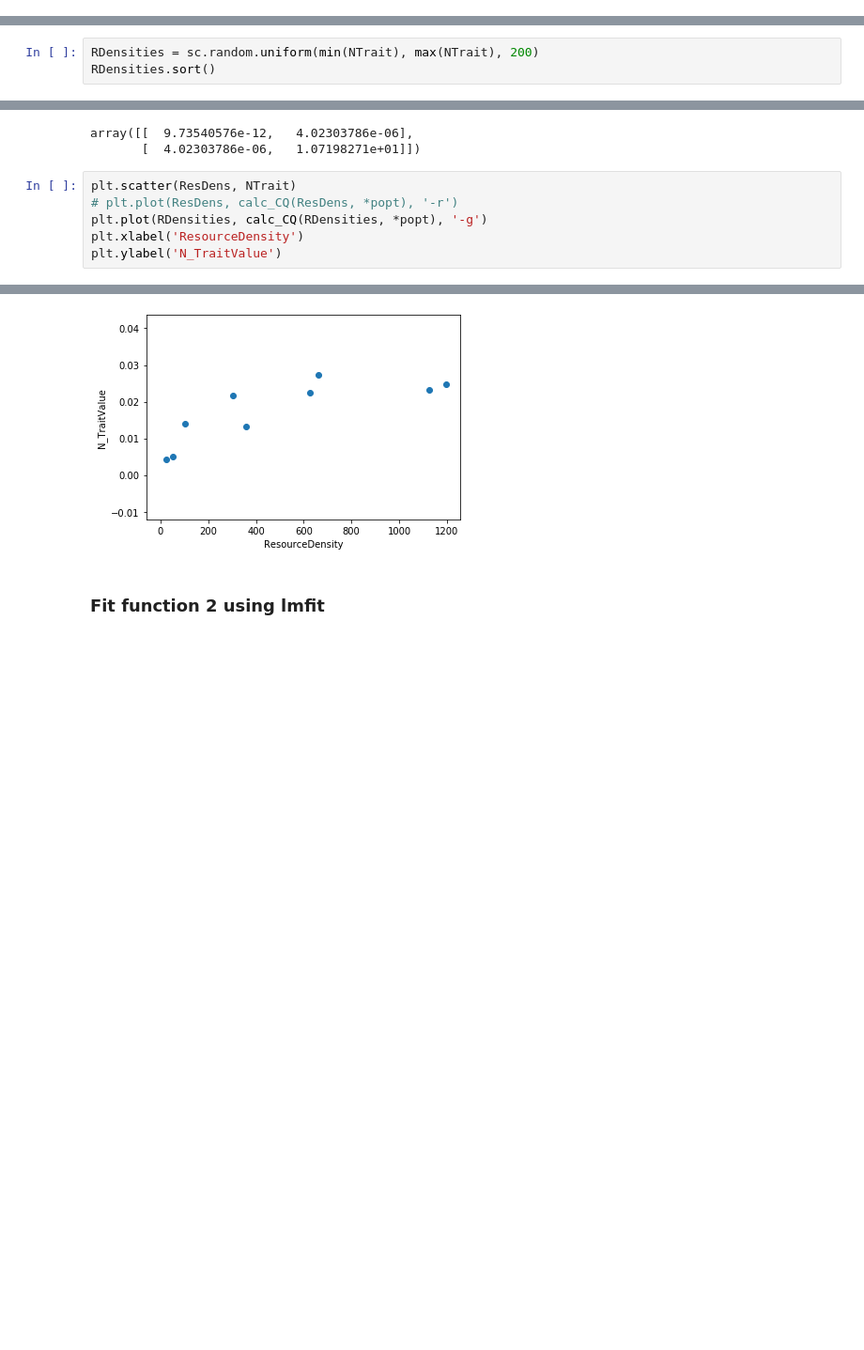
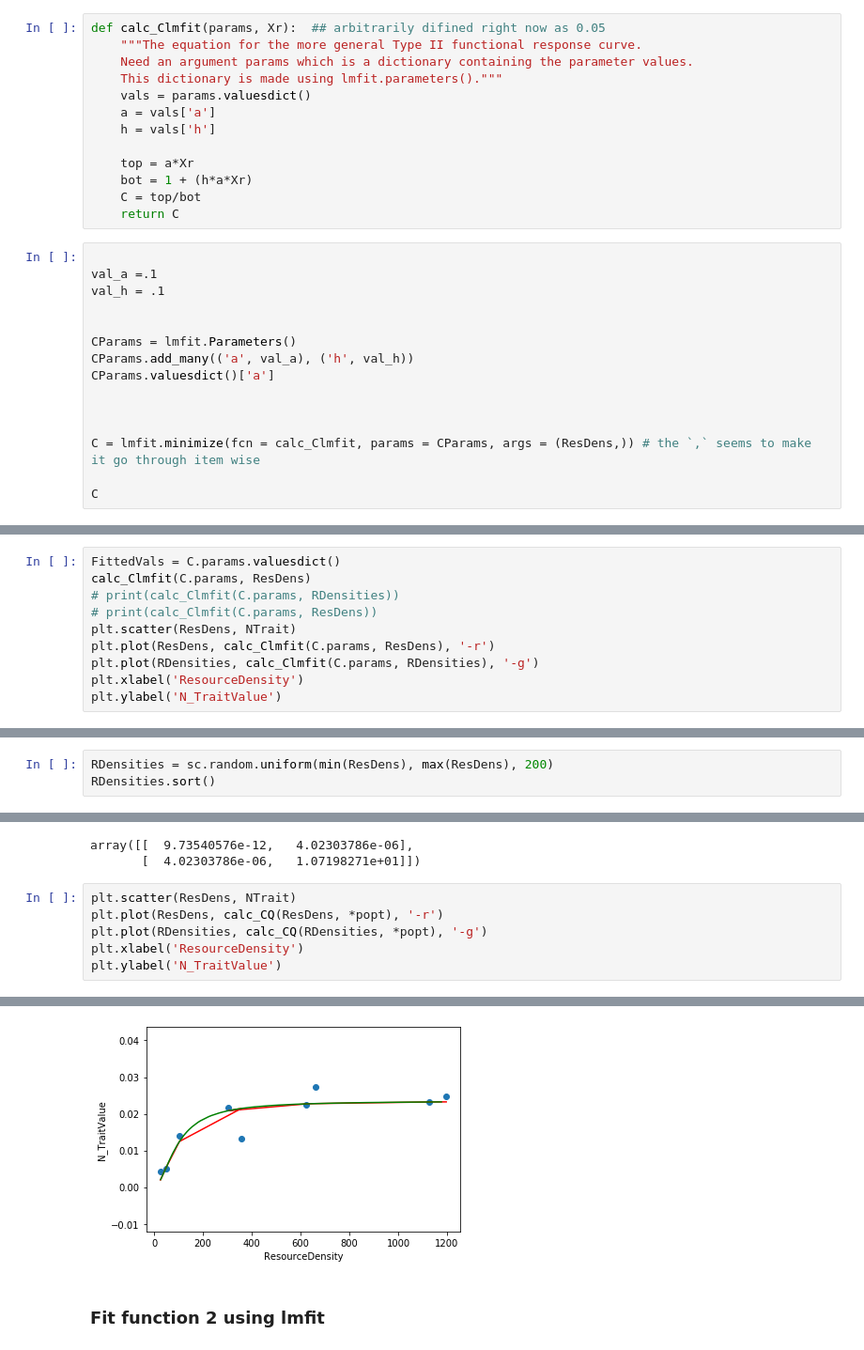
Before and after one commit to Don-Burns/CMEE, a Jupyter notebook: MiniProject/Code/Fitting.ipynb, the cells around one changed output, grey strips where cells are left out. Shown at 94% size. Cells and saved outputs as stored; diff of their text form; blank space fills up the shorter version.

```diff
--- a/MiniProject/Code/Fitting.ipynb
+++ b/MiniProject/Code/Fitting.ipynb
@@ -75,0 +84,28 @@ Text(0, 0.5, 'N_TraitValue')
+# %%
+def calc_Clmfit(params, Xr):  ## arbitrarily difined right now as 0.05
+    """The equation for the more general Type II functional response curve.
+    Need an argument params which is a dictionary containing the parameter values.
+    This dictionary is made using lmfit.parameters()."""
+    vals = params.valuesdict()
+    a = vals['a']
+    h = vals['h']
+
+    top = a*Xr
+    bot = 1 + (h*a*Xr)
+    C = top/bot
+    return C
+# %%
+
+val_a =.1
+val_h = .1
+
+
+CParams = lmfit.Parameters()
+CParams.add_many(('a', val_a), ('h', val_h))
+CParams.valuesdict()['a']
+
+
+
+C = lmfit.minimize(fcn = calc_Clmfit, params = CParams, args = (ResDens,)) # the `,` seems to make it go through item wise
+
+C
@@ -75,0 +126,10 @@ Text(0, 0.5, 'N_TraitValue')
+# %%
+FittedVals = C.params.valuesdict()
+calc_Clmfit(C.params, ResDens)
+# print(calc_Clmfit(C.params, RDensities))
+# print(calc_Clmfit(C.params, ResDens))
+plt.scatter(ResDens, NTrait)
+plt.plot(ResDens, calc_Clmfit(C.params, ResDens), '-r')
+plt.plot(RDensities, calc_Clmfit(C.params, RDensities), '-g')
+plt.xlabel('ResourceDensity')
+plt.ylabel('N_TraitValue')
@@ -98,7 +199,7 @@ popt
 # %% [output]
 array([  6.23968576e-06,   4.25476355e+01])
 # %%
-RDensities = sc.random.uniform(min(NTrait), max(NTrait), 200)
+RDensities = sc.random.uniform(min(ResDens), max(ResDens), 200)
 RDensities.sort()
 # %%
 pcov
@@ -107,13 +208,13 @@ array([[  9.73540576e-12,   4.02303786e-06],
        [  4.02303786e-06,   1.07198271e+01]])
 # %%
 plt.scatter(ResDens, NTrait)
-# plt.plot(ResDens, calc_CQ(ResDens, *popt), '-r')
+plt.plot(ResDens, calc_CQ(ResDens, *popt), '-r')
 plt.plot(RDensities, calc_CQ(RDensities, *popt), '-g')
 plt.xlabel('ResourceDensity')
 plt.ylabel('N_TraitValue')
 # %% [output]
 Text(0, 0.5, 'N_TraitValue')
-[figure, old version]
+[figure, new version]
 # %% [markdown]
 ### Fit function 2 using lmfit
 # %%
```
Also changed, not shown: parts of 16 cells of this notebook, 1 other file.
